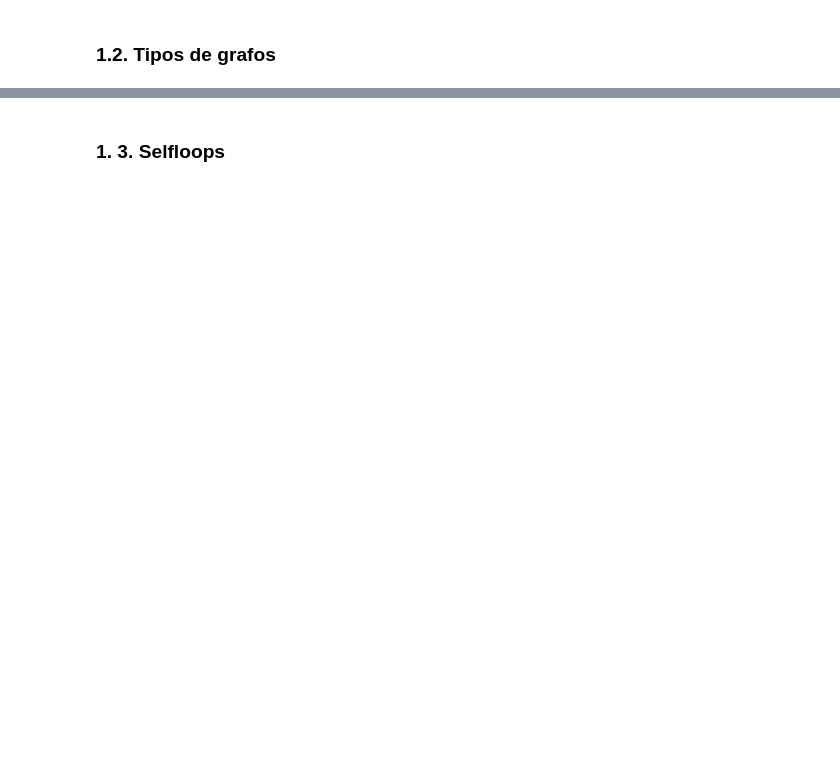
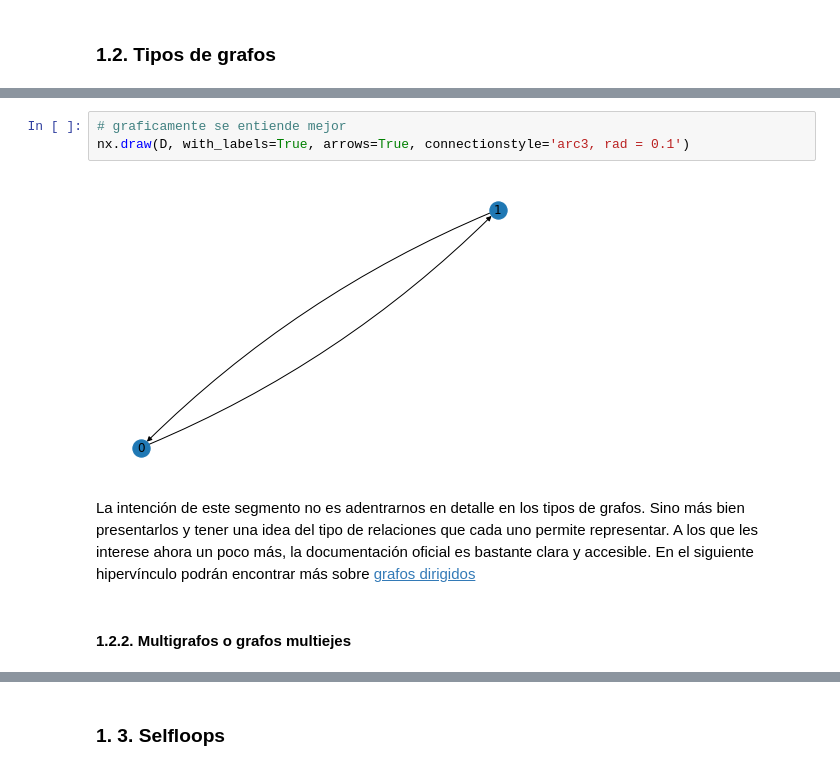
Before and after one commit to PyMap/AUPY, a Jupyter notebook: Clase 4/04_02_Fundamentos_NetworX.ipynb, the cells around one changed output, grey strips where cells are left out. Saved outputs shown, nothing was run; the diff lists cells and outputs as text; blank space fills up the shorter version.

```diff
--- a/Clase 4/04_02_Fundamentos_NetworX.ipynb
+++ b/Clase 4/04_02_Fundamentos_NetworX.ipynb
@@ -359,0 +461,9 @@ type(MD)
+# %%
+# graficamente se entiende mejor
+nx.draw(D, with_labels=True, arrows=True, connectionstyle='arc3, rad = 0.1')
+# %% [output]
+[figure, added]
+# %% [markdown]
+La intención de este segmento no es adentrarnos en detalle en los tipos de grafos. Sino más bien presentarlos y tener una idea del tipo de relaciones que cada uno permite representar. A los que les interese ahora un poco más, la documentación oficial es bastante clara y accesible. En el siguiente hipervínculo podrán encontrar más sobre [grafos dirigidos](https://networkx.org/documentation/stable//reference/classes/digraph.html#networkx.DiGraph)
+# %% [markdown]
+#### 1.2.2. Multigrafos o grafos multiejes
```
Also changed, not shown: parts of 259 cells of this notebook.
